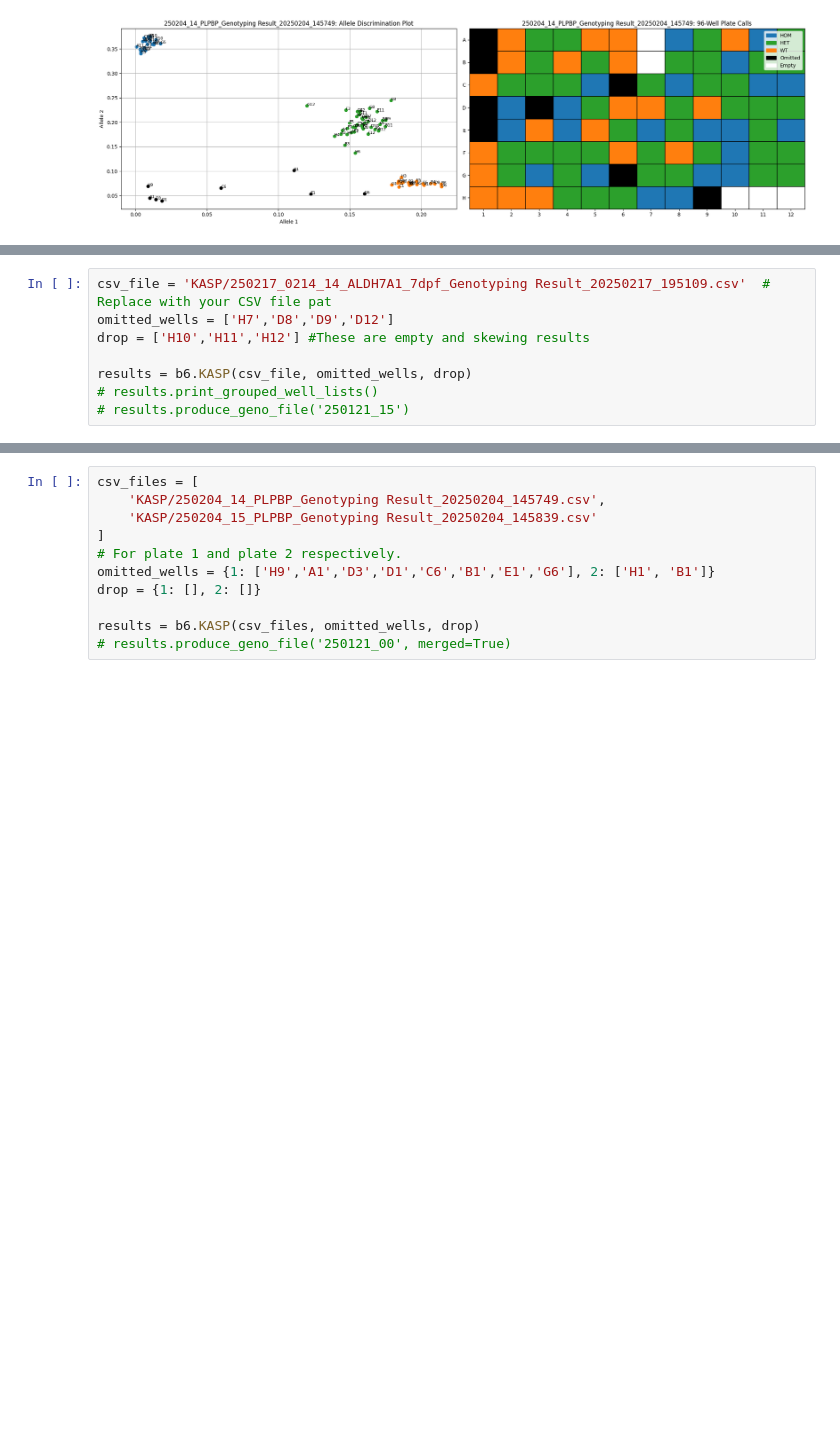
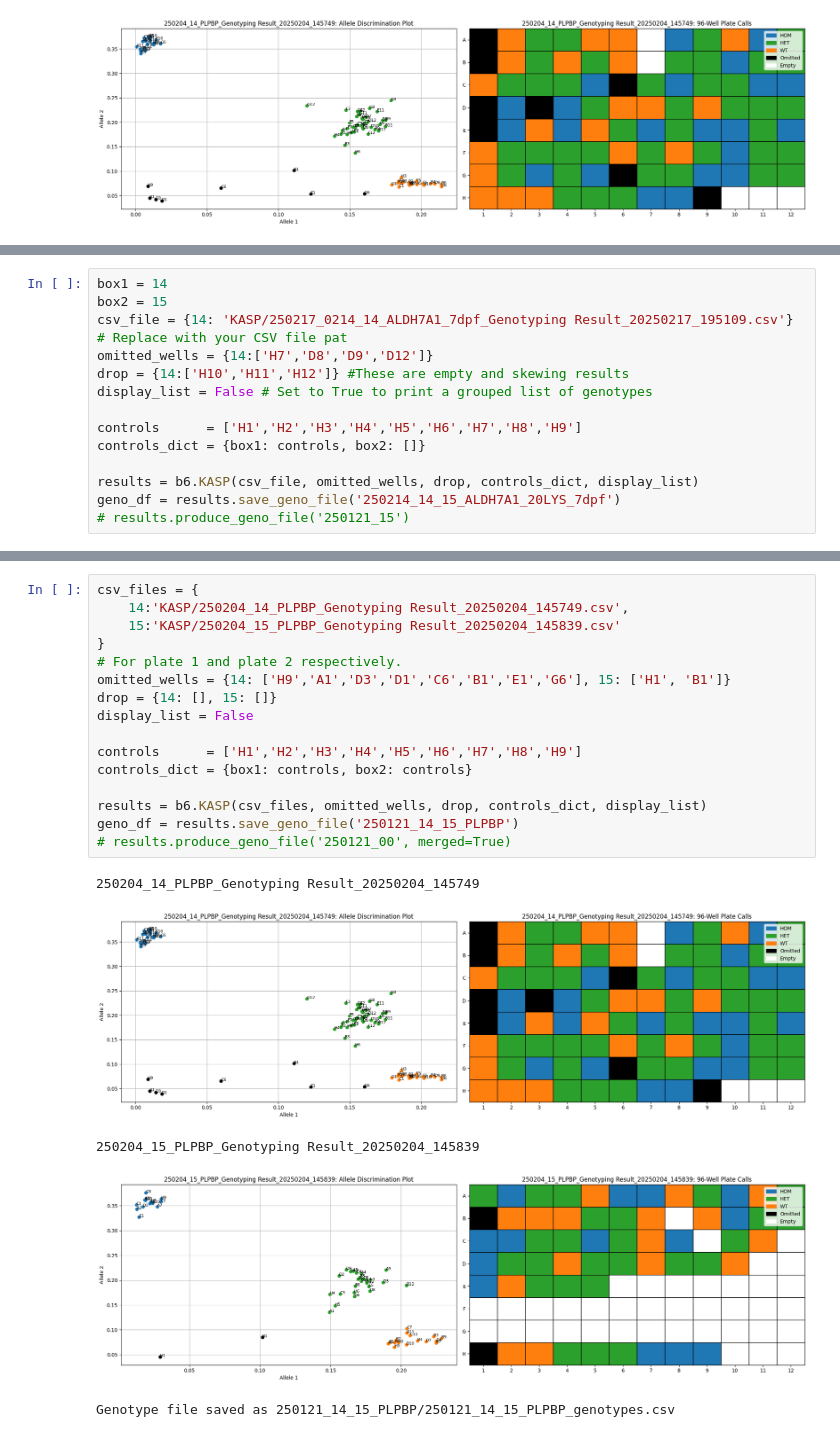
Before and after one commit to jadeyslau/B6_Epilepsies, a Jupyter notebook: KASP.ipynb, the cells around one changed output, grey strips where cells are left out. Cells and saved outputs as stored; diff of their text form; blank space fills up the shorter version.

```diff
--- a/KASP.ipynb
+++ b/KASP.ipynb
@@ -311,9 +118,15 @@ results = b6.KASP(csv_file, omitted_wells, drop)
 # %%
-csv_file = 'KASP/250217_0214_14_ALDH7A1_7dpf_Genotyping Result_20250217_195109.csv'  # Replace with your CSV file pat
-omitted_wells = ['H7','D8','D9','D12']
-drop = ['H10','H11','H12'] #These are empty and skewing results
+box1 = 14
+box2 = 15
+csv_file = {14: 'KASP/250217_0214_14_ALDH7A1_7dpf_Genotyping Result_20250217_195109.csv'} # Replace with your CSV file pat
+omitted_wells = {14:['H7','D8','D9','D12']}
+drop = {14:['H10','H11','H12']} #These are empty and skewing results
+display_list = False # Set to True to print a grouped list of genotypes
 
-results = b6.KASP(csv_file, omitted_wells, drop)
-# results.print_grouped_well_lists()
+controls      = ['H1','H2','H3','H4','H5','H6','H7','H8','H9']
+controls_dict = {box1: controls, box2: []}
+
+results = b6.KASP(csv_file, omitted_wells, drop, controls_dict, display_list)
+geno_df = results.save_geno_file('250214_14_15_ALDH7A1_20LYS_7dpf')
 # results.produce_geno_file('250121_15')
 # %% [output]
@@ -321,11 +146,22 @@ results = b6.KASP(csv_file, omitted_wells, drop)
 # %%
-csv_files = [
-    'KASP/250204_14_PLPBP_Genotyping Result_20250204_145749.csv',
-    'KASP/250204_15_PLPBP_Genotyping Result_20250204_145839.csv'
-]
+csv_files = {
+    14:'KASP/250204_14_PLPBP_Genotyping Result_20250204_145749.csv',
+    15:'KASP/250204_15_PLPBP_Genotyping Result_20250204_145839.csv'
+}
 # For plate 1 and plate 2 respectively.
-omitted_wells = {1: ['H9','A1','D3','D1','C6','B1','E1','G6'], 2: ['H1', 'B1']}
-drop = {1: [], 2: []}
+omitted_wells = {14: ['H9','A1','D3','D1','C6','B1','E1','G6'], 15: ['H1', 'B1']}
+drop = {14: [], 15: []}
+display_list = False
 
-results = b6.KASP(csv_files, omitted_wells, drop)
+controls      = ['H1','H2','H3','H4','H5','H6','H7','H8','H9']
+controls_dict = {box1: controls, box2: controls}
+
+results = b6.KASP(csv_files, omitted_wells, drop, controls_dict, display_list)
+geno_df = results.save_geno_file('250121_14_15_PLPBP')
 # results.produce_geno_file('250121_00', merged=True)
+# %% [output]
+250204_14_PLPBP_Genotyping Result_20250204_145749
+[figure, added]
+250204_15_PLPBP_Genotyping Result_20250204_145839
+[figure, added]
+Genotype file saved as 250121_14_15_PLPBP/250121_14_15_PLPBP_genotypes.csv
```
Also changed, not shown: parts of 23 cells of this notebook, 5 other files.
